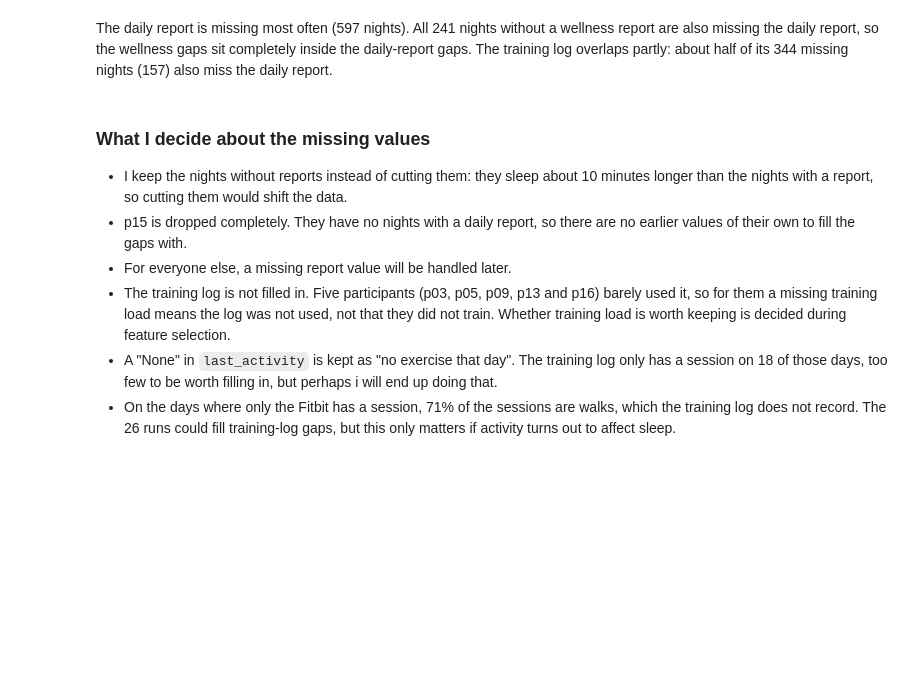
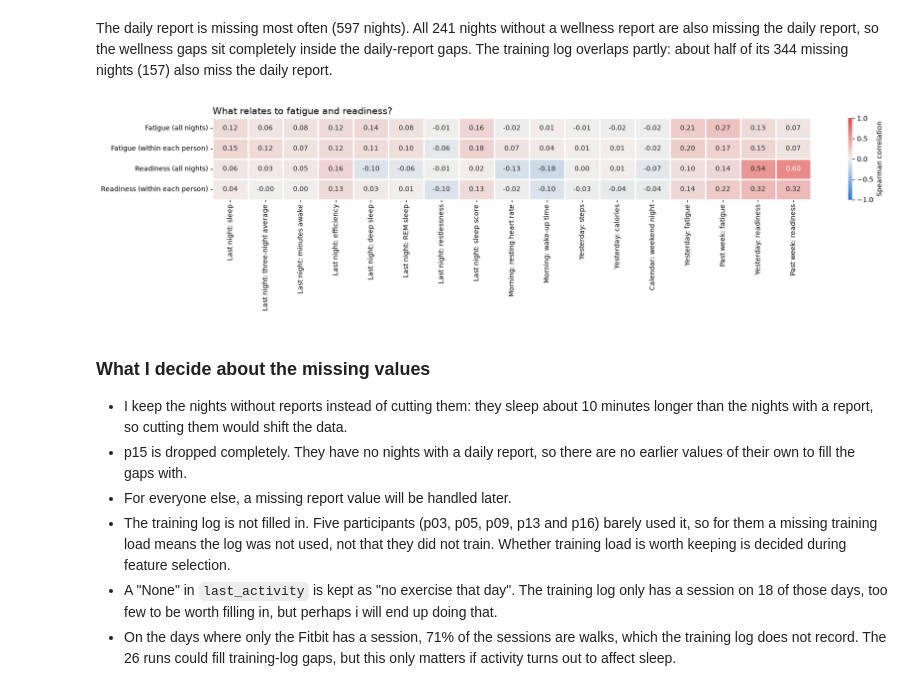
Before and after one commit to krasennnn/sleep-predictor, a Jupyter notebook: notebooks/02_exploratory_data_analysis.ipynb, the cells around one changed output. Drawn from its saved outputs; the diff is of its cells as text; code cells hidden in the pictures; blank space fills up the shorter version.

```diff
--- a/02_exploratory_data_analysis.ipynb
+++ b/notebooks/02_exploratory_data_analysis.ipynb
@@ -18,7 +28,7 @@ from sklearn.cluster import KMeans
 # One seed for everything random, so the results are the same every run.
 SEED = 0
 
-DATA_DIR = Path("data/raw/pmdata")
+DATA_DIR = Path("../data/raw/pmdata")
 participant_folders = sorted(DATA_DIR.glob("p[0-9][0-9]"))
 if not participant_folders:
     raise FileNotFoundError(f"No participant folders found in {DATA_DIR.resolve()}")
@@ -1111,6 +1121,51 @@ plt.show()
 [figure]
 # %% [markdown]
 The daily report is missing most often (597 nights). All 241 nights without a wellness report are also missing the daily report, so the wellness gaps sit completely inside the daily-report gaps. The training log overlaps partly: about half of its 344 missing nights (157) also miss the daily report.
+# %%
+from matplotlib.colors import LinearSegmentedColormap
+
+by_date = nights.sort_values(["participant_id", "date"])
+previous_row = by_date.groupby("participant_id").shift(1)
+day_before = (by_date["date"] - previous_row["date"]).eq(pd.Timedelta(days=1))
+
+available = pd.DataFrame({
+    "Last night: sleep": by_date["previous_sleep_minutes"],
+    "Last night: three-night average": by_date["avg_sleep_last_3_nights"],
+    "Last night: minutes awake": by_date["previous_awake_minutes"],
+    "Last night: efficiency": by_date["previous_efficiency"],
+    "Last night: deep sleep": by_date["previous_deep_minutes"],
+    "Last night: REM sleep": by_date["previous_rem_minutes"],
+    "Last night: restlessness": by_date["previous_restlessness"],
+    "Last night: sleep score": by_date["previous_sleep_score"],
+    "Morning: resting heart rate": by_date["resting_heart_rate"],
+    "Morning: wake-up time": by_date["wake_up_hour"],
+    "Yesterday: steps": previous_row["steps"].where(day_before),
+    "Yesterday: calories": previous_row["calories"].where(day_before),
+    "Calendar: weekend night": by_date["weekend_night"],
+})
+for score in ["fatigue", "readiness"]:
+    available[f"Yesterday: {score}"] = previous_row[score].where(day_before)
+    available[f"Past week: {score}"] = (
+        by_date.groupby("participant_id").rolling("7D", on="date", closed="left")[score].mean().to_numpy()
+    )
+
+rows = {}
+for score in ["fatigue", "readiness"]:
+    table = available.assign(target=by_date[score])
+    rows[f"{score.capitalize()} (all nights)"] = table.corr(method="spearman")["target"].drop("target")
+    within = table.sub(table.groupby(by_date["participant_id"]).transform("mean"))
+    rows[f"{score.capitalize()} (within each person)"] = within.corr(method="spearman")["target"].drop("target")
+relations = pd.DataFrame(rows).T
+
+fig, ax = plt.subplots(figsize=(18, 4.5))
+sns.heatmap(relations, annot=True, fmt=".2f", cmap=LinearSegmentedColormap.from_list("blue_grey_red", ["#2a78d6", "#f0efec", "#e34948"]),
+            vmin=-1, vmax=1, center=0, linewidths=1, linecolor="white", cbar_kws={"label": "Spearman correlation"}, ax=ax)
+ax.set_title("What relates to fatigue and readiness?", loc="left", fontsize=14)
+ax.tick_params(axis="y", rotation=0)
+plt.tight_layout()
+plt.show()
+# %% [output]
+[figure, added]
 # %% [markdown]
 ### What I decide about the missing values
 - I keep the nights without reports instead of cutting them: they sleep about 10 minutes longer than the nights with a report, so cutting them would shift the data.
```
Also changed, not shown: parts of 1 cell of this notebook, 9 other files.
